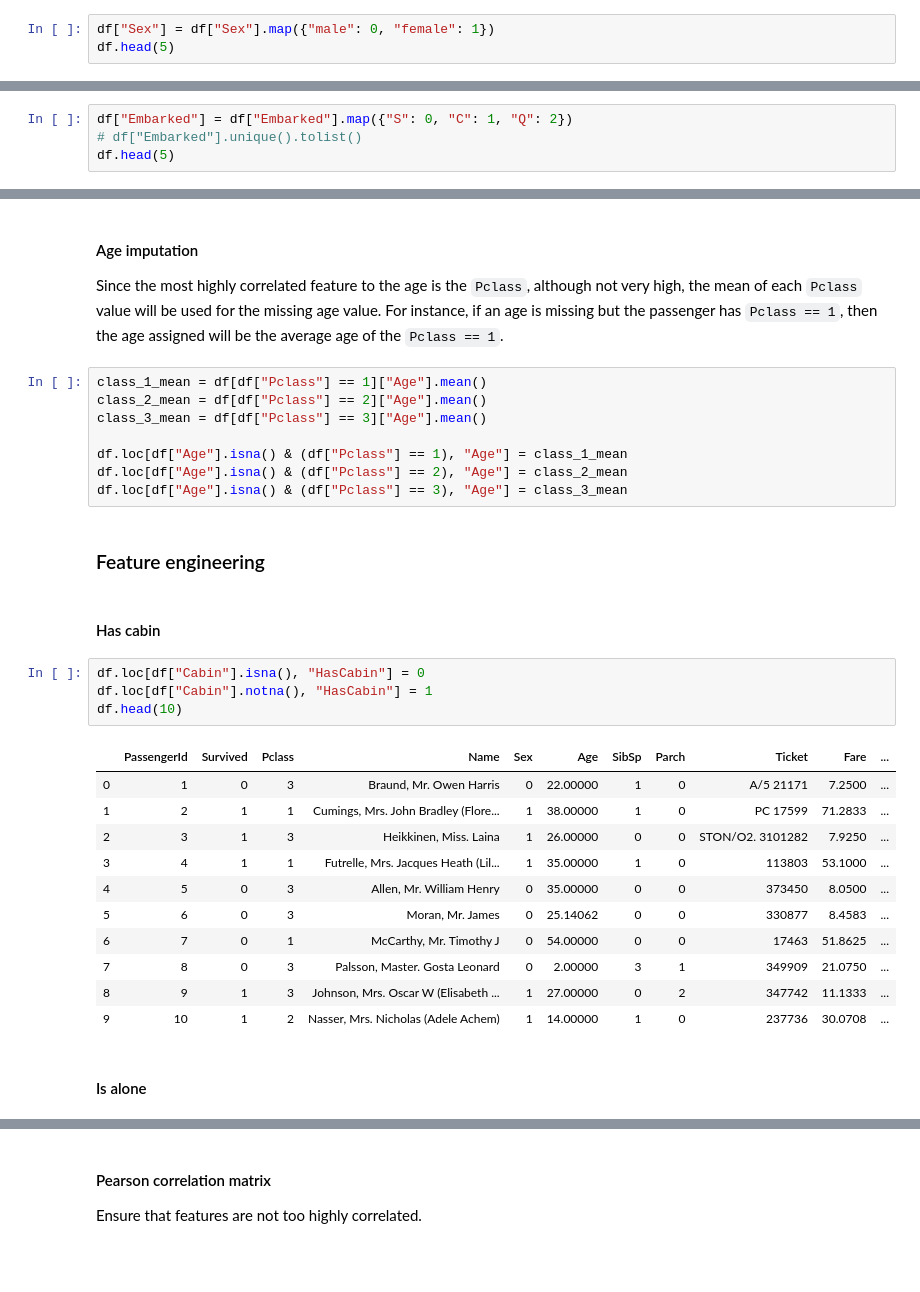
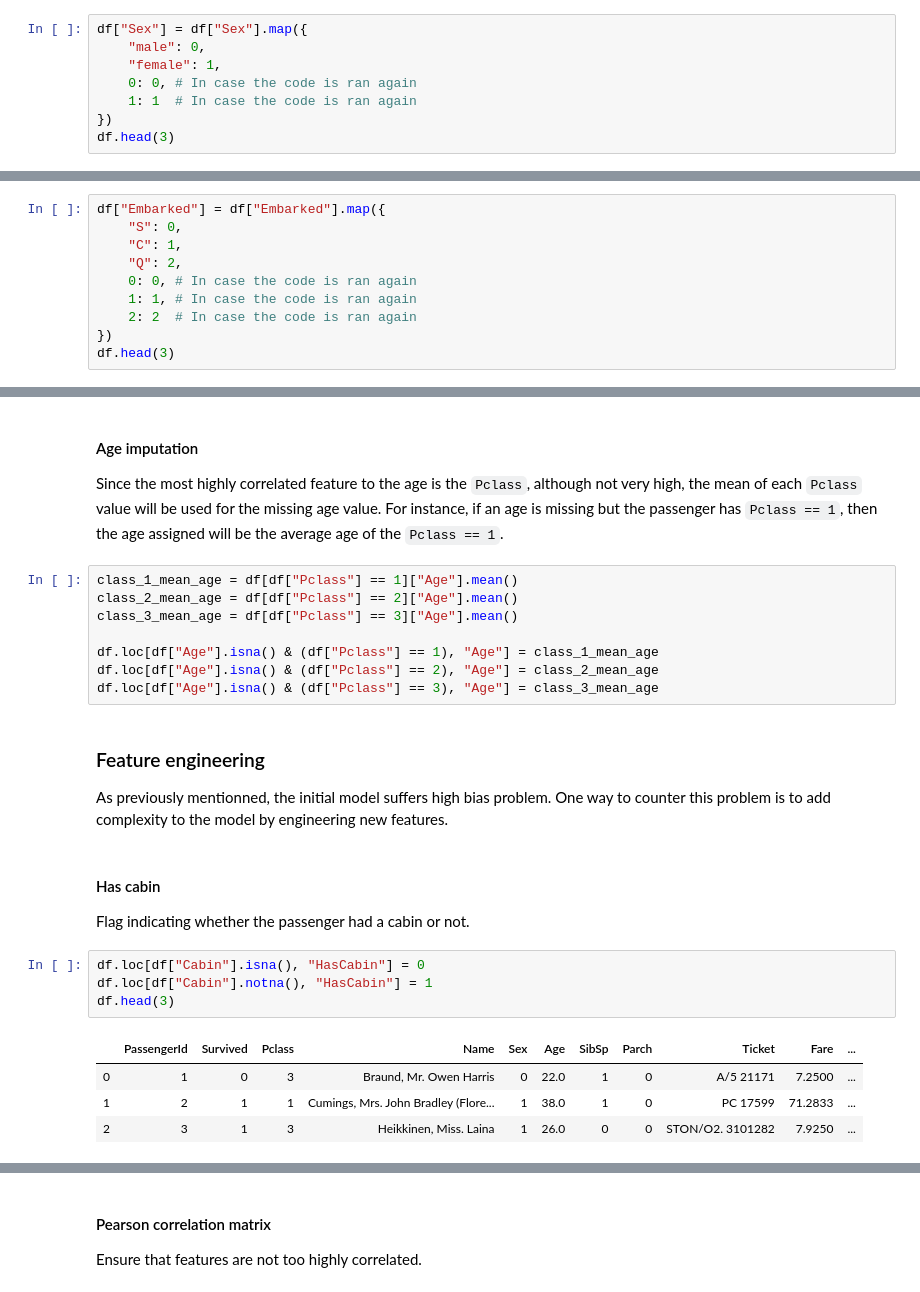
Before and after one commit to limphilip/kaggle-titanic, a Jupyter notebook: kaggle_titanic_notebook.ipynb, the cells around one changed output, grey strips where cells are left out. Drawn from its saved outputs; the diff is of its cells as text; blank space fills up the shorter version.

```diff
--- a/kaggle_titanic_notebook.ipynb
+++ b/kaggle_titanic_notebook.ipynb
@@ -76,6 +102,11 @@ df.groupby(['Pclass']).mean().sort_values('Pclass').head(50)
 # %%
-df["Sex"] = df["Sex"].map({"male": 0, "female": 1})
-df.head(5)
+df["Sex"] = df["Sex"].map({
+    "male": 0,
+    "female": 1,
+    0: 0, # In case the code is ran again
+    1: 1  # In case the code is ran again
+})
+df.head(3)
 # %% [output]
 |  | PassengerId | Survived | Pclass | Name | Sex | Age | SibSp | Parch | Ticket | Fare | ... |
 | 0 | 1 | 0 | 3 | Braund, Mr. Owen Harris | 0 | 22.0 | 1 | 0 | A/5 21171 | 7.2500 | ... |
@@ -86,6 +115,2 @@ df.head(5)
 # %% [markdown]
 ### Embarked: string to numeric
-# %%
-df["Embarked"] = df["Embarked"].map({"S": 0, "C": 1, "Q": 2})
-# df["Embarked"].unique().tolist()
-df.head(5)
@@ -98,0 +121,10 @@ df.head(5)
+# %%
+df["Embarked"] = df["Embarked"].map({
+    "S": 0,
+    "C": 1,
+    "Q": 2,
+    0: 0, # In case the code is ran again
+    1: 1, # In case the code is ran again
+    2: 2  # In case the code is ran again
+})
+df.head(3)
@@ -135,32 +155,25 @@ pd.DataFrame(list_correlation, columns=["col", "corr", "abs_corr"]).sort_values(
 #### Age imputation
 Since the most highly correlated feature to the age is the `Pclass`, although not very high, the mean of each `Pclass` value will be used for the missing age value. For instance, if an age is missing but the passenger has `Pclass == 1`, then the age assigned will be the average age of the `Pclass == 1`.
 # %%
-class_1_mean = df[df["Pclass"] == 1]["Age"].mean()
-class_2_mean = df[df["Pclass"] == 2]["Age"].mean()
-class_3_mean = df[df["Pclass"] == 3]["Age"].mean()
+class_1_mean_age = df[df["Pclass"] == 1]["Age"].mean()
+class_2_mean_age = df[df["Pclass"] == 2]["Age"].mean()
+class_3_mean_age = df[df["Pclass"] == 3]["Age"].mean()
 
-df.loc[df["Age"].isna() & (df["Pclass"] == 1), "Age"] = class_1_mean
-df.loc[df["Age"].isna() & (df["Pclass"] == 2), "Age"] = class_2_mean
-df.loc[df["Age"].isna() & (df["Pclass"] == 3), "Age"] = class_3_mean
+df.loc[df["Age"].isna() & (df["Pclass"] == 1), "Age"] = class_1_mean_age
+df.loc[df["Age"].isna() & (df["Pclass"] == 2), "Age"] = class_2_mean_age
+df.loc[df["Age"].isna() & (df["Pclass"] == 3), "Age"] = class_3_mean_age
-# %% [markdown]
-### Feature engineering
-# %% [markdown]
-#### Has cabin
+# %% [markdown]
+### Feature engineering
+As previously mentionned, the initial model suffers high bias problem. One way to counter this problem is to add complexity to the model by engineering new features.
+# %% [markdown]
+#### Has cabin
+Flag indicating whether the passenger had a cabin or not.
 # %%
 df.loc[df["Cabin"].isna(), "HasCabin"] = 0
 df.loc[df["Cabin"].notna(), "HasCabin"] = 1
-df.head(10)
+df.head(3)
 # %% [output]
 |  | PassengerId | Survived | Pclass | Name | Sex | Age | SibSp | Parch | Ticket | Fare | ... |
-| 0 | 1 | 0 | 3 | Braund, Mr. Owen Harris | 0 | 22.00000 | 1 | 0 | A/5 21171 | 7.2500 | ... |
-| 1 | 2 | 1 | 1 | Cumings, Mrs. John Bradley (Flore... | 1 | 38.00000 | 1 | 0 | PC 17599 | 71.2833 | ... |
-| 2 | 3 | 1 | 3 | Heikkinen, Miss. Laina | 1 | 26.00000 | 0 | 0 | STON/O2. 3101282 | 7.9250 | ... |
-| 3 | 4 | 1 | 1 | Futrelle, Mrs. Jacques Heath (Lil... | 1 | 35.00000 | 1 | 0 | 113803 | 53.1000 | ... |
-| 4 | 5 | 0 | 3 | Allen, Mr. William Henry | 0 | 35.00000 | 0 | 0 | 373450 | 8.0500 | ... |
-| 5 | 6 | 0 | 3 | Moran, Mr. James | 0 | 25.14062 | 0 | 0 | 330877 | 8.4583 | ... |
-| 6 | 7 | 0 | 1 | McCarthy, Mr. Timothy J | 0 | 54.00000 | 0 | 0 | 17463 | 51.8625 | ... |
-| 7 | 8 | 0 | 3 | Palsson, Master. Gosta Leonard | 0 | 2.00000 | 3 | 1 | 349909 | 21.0750 | ... |
-| 8 | 9 | 1 | 3 | Johnson, Mrs. Oscar W (Elisabeth ... | 1 | 27.00000 | 0 | 2 | 347742 | 11.1333 | ... |
-| 9 | 10 | 1 | 2 | Nasser, Mrs. Nicholas (Adele Achem) | 1 | 14.00000 | 1 | 0 | 237736 | 30.0708 | ... |
+| 0 | 1 | 0 | 3 | Braund, Mr. Owen Harris | 0 | 22.0 | 1 | 0 | A/5 21171 | 7.2500 | ... |
+| 1 | 2 | 1 | 1 | Cumings, Mrs. John Bradley (Flore... | 1 | 38.0 | 1 | 0 | PC 17599 | 71.2833 | ... |
+| 2 | 3 | 1 | 3 | Heikkinen, Miss. Laina | 1 | 26.0 | 0 | 0 | STON/O2. 3101282 | 7.9250 | ... |
-# %% [markdown]
-#### Is alone
```
Also changed, not shown: parts of 55 cells of this notebook.
